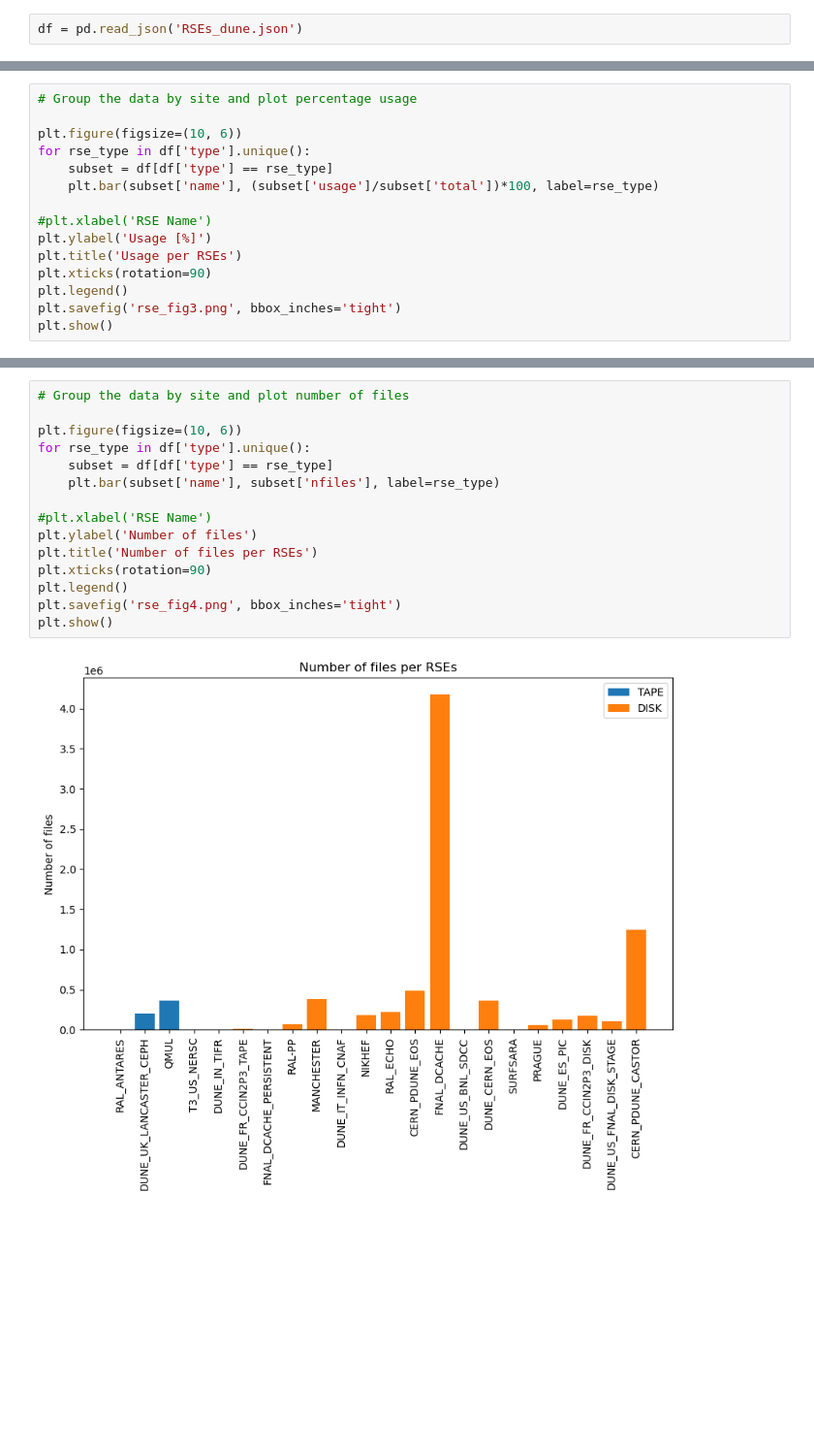
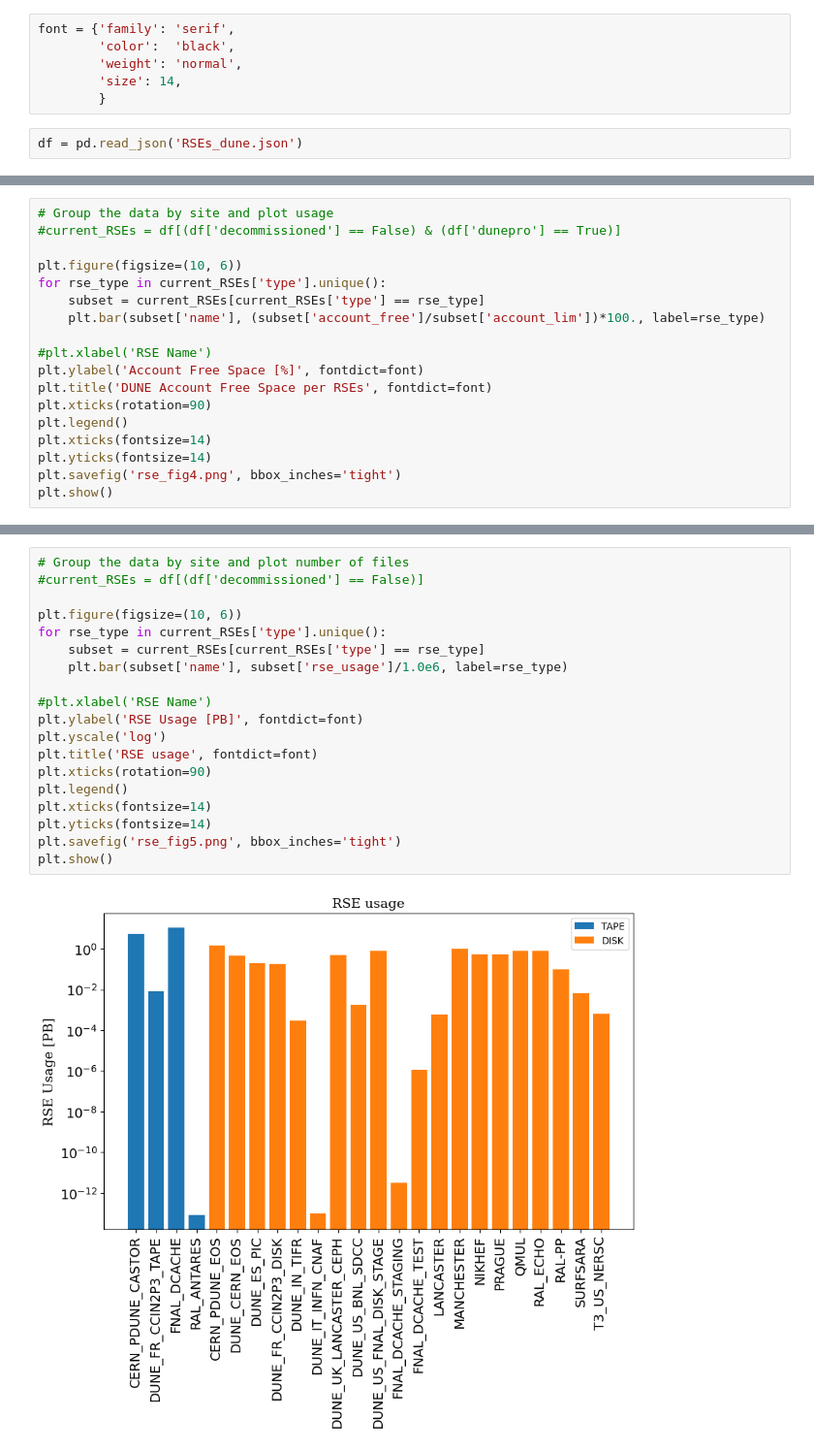
Before and after one commit to DUNE/data-mgmt-ops, a Jupyter notebook: data-collections-manager/notebooks/dcm_rucio_rses_usages.ipynb, the cells around one changed output, grey strips where cells are left out. Shown: that part at 97% size. Saved outputs shown, nothing was run; the diff lists cells and outputs as text; blank space fills up the shorter version.

```diff
--- a/data-collections-manager/notebooks/dcm_rucio_rses_usages.ipynb
+++ b/data-collections-manager/notebooks/dcm_rucio_rses_usages.ipynb
@@ -6,6 +6,12 @@ import pandas as pd
 import matplotlib.pyplot as plt
 import matplotlib.dates as mdates
 from datetime import datetime
+# %%
+font = {'family': 'serif',
+        'color':  'black',
+        'weight': 'normal',
+        'size': 14,
+        }
 # %%
 df = pd.read_json('RSEs_dune.json')
 # %%
@@ -65,16 +96,19 @@ plt.show()
 # %%
-# Group the data by site and plot percentage usage
+# Group the data by site and plot usage
+#current_RSEs = df[(df['decommissioned'] == False) & (df['dunepro'] == True)]
 
 plt.figure(figsize=(10, 6))
-for rse_type in df['type'].unique():
-    subset = df[df['type'] == rse_type]
-    plt.bar(subset['name'], (subset['usage']/subset['total'])*100, label=rse_type)
+for rse_type in current_RSEs['type'].unique():
+    subset = current_RSEs[current_RSEs['type'] == rse_type]
+    plt.bar(subset['name'], (subset['account_free']/subset['account_lim'])*100., label=rse_type)
 
 #plt.xlabel('RSE Name')
-plt.ylabel('Usage [%]')
-plt.title('Usage per RSEs')
+plt.ylabel('Account Free Space [%]', fontdict=font)
+plt.title('DUNE Account Free Space per RSEs', fontdict=font)
 plt.xticks(rotation=90)
 plt.legend()
-plt.savefig('rse_fig3.png', bbox_inches='tight')
+plt.xticks(fontsize=14)
+plt.yticks(fontsize=14)
+plt.savefig('rse_fig4.png', bbox_inches='tight')
 plt.show()
 # %% [output]
@@ -82,17 +116,21 @@ plt.show()
 # %%
 # Group the data by site and plot number of files
+#current_RSEs = df[(df['decommissioned'] == False)]
 
 plt.figure(figsize=(10, 6))
-for rse_type in df['type'].unique():
-    subset = df[df['type'] == rse_type]
-    plt.bar(subset['name'], subset['nfiles'], label=rse_type)
+for rse_type in current_RSEs['type'].unique():
+    subset = current_RSEs[current_RSEs['type'] == rse_type]
+    plt.bar(subset['name'], subset['rse_usage']/1.0e6, label=rse_type)
 
 #plt.xlabel('RSE Name')
-plt.ylabel('Number of files')
-plt.title('Number of files per RSEs')
+plt.ylabel('RSE Usage [PB]', fontdict=font)
+plt.yscale('log')
+plt.title('RSE usage', fontdict=font)
 plt.xticks(rotation=90)
 plt.legend()
-plt.savefig('rse_fig4.png', bbox_inches='tight')
+plt.xticks(fontsize=14)
+plt.yticks(fontsize=14)
+plt.savefig('rse_fig5.png', bbox_inches='tight')
 plt.show()
 # %% [output]
-[figure, old version]
+[figure, new version]
```
Also changed, not shown: parts of 8 cells of this notebook.
